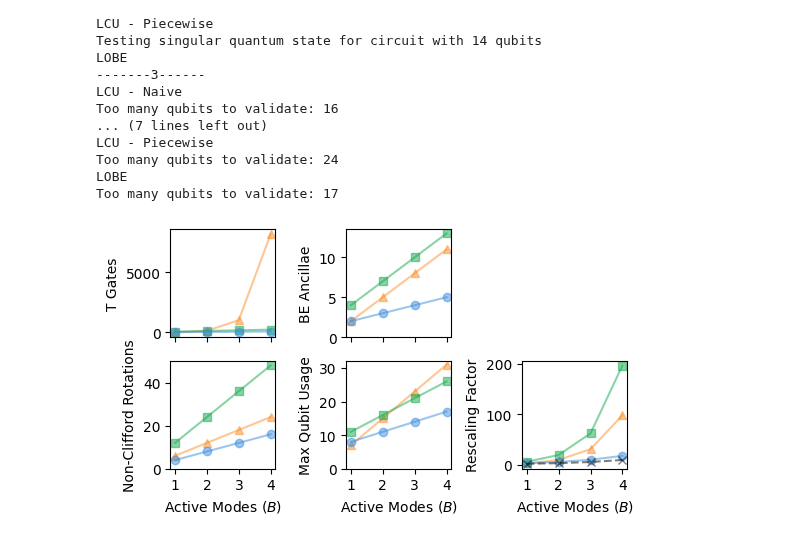
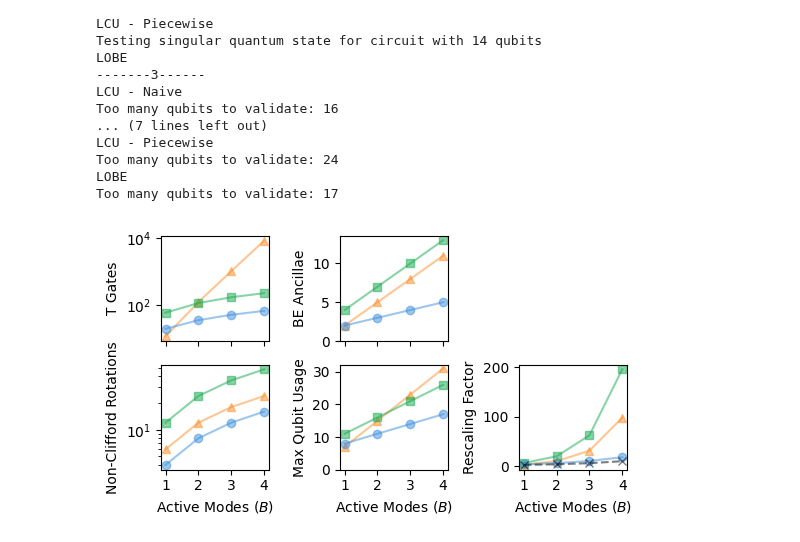
Before and after one commit to Tufts-QIQC/LOBE, a Jupyter notebook: notebooks/benchmarking/components/bosonic_operators.ipynb, the cells around one changed output. Drawn from its saved outputs; the diff is of its cells as text; code cells hidden in the pictures.

```diff
--- a/notebooks/benchmarking/components/bosonic_operators.ipynb
+++ b/notebooks/benchmarking/components/bosonic_operators.ipynb
@@ -227,6 +230,7 @@ axes[0][0].plot(numbers_of_active_modes, [(4*LOBE_DATA[i][0].number_of_elbows) +
 axes[0][0].set_ylabel("T Gates")
 axes[0][0].set_xticks([1, 2, 3, 4])
 axes[0][0].set_xticklabels([])
+axes[0][0].set_yscale("log")
 
 axes[1][0].plot(numbers_of_active_modes, [LCU_DATA[i][0].number_of_nonclifford_rotations for i in range(len(numbers_of_active_modes))], color=ORANGE, marker='^', alpha = 0.5)
 axes[1][0].plot(numbers_of_active_modes, [LCU_PIECEWISE_DATA[i][0].number_of_nonclifford_rotations for i in range(len(numbers_of_active_modes))], color=GREEN, marker='s', alpha = 0.5)
@@ -234,36 +238,39 @@ axes[1][0].plot(numbers_of_active_modes, [LOBE_DATA[i][0].number_of_nonclifford_
 axes[1][0].set_ylabel("Non-Clifford Rotations")
 axes[1][0].set_xlabel("Active Modes ($B$)")
 axes[1][0].set_xticks([1, 2, 3, 4])
-axes[1][0].set_yticks([0, 20, 40])
+# axes[1][0].set_yticks([0, 20, 40])
+axes[1][0].set_yscale("log")
 
 axes[0][1].plot(numbers_of_active_modes, [LCU_DATA[i][2] for i in range(len(numbers_of_active_modes))], color=ORANGE, marker='^', alpha = 0.5)
 axes[0][1].plot(numbers_of_active_modes, [LCU_PIECEWISE_DATA[i][2] for i in range(len(numbers_of_active_modes))], color=GREEN, marker='s', alpha = 0.5)
 axes[0][1].plot(numbers_of_active_modes, [LOBE_DATA[i][2] for i in range(len(numbers_of_active_modes))], color=BLUE, marker='o', alpha = 0.5)
 axes[0][1].set_ylabel("BE Ancillae")
 # axes[0][1].set_yticks([0, 5, 10])
 axes[0][1].set_xticks([1, 2, 3, 4])
 axes[0][1].set_xticklabels([])
 axes[0][1].set_yticks([0, 5, 10])
 
 axes[1][2].plot(numbers_of_active_modes, [LCU_DATA[i][1] for i in range(len(numbers_of_active_modes))], color=ORANGE, marker='^', alpha = 0.5)
 axes[1][2].plot(numbers_of_active_modes, [LCU_PIECEWISE_DATA[i][1] for i in range(len(numbers_of_active_modes))], color=GREEN, marker='s', alpha = 0.5)
 axes[1][2].plot(numbers_of_active_modes, [LOBE_DATA[i][1] for i in range(len(numbers_of_active_modes))], color=BLUE, marker='o', alpha = 0.5)
 axes[1][2].plot(numbers_of_active_modes, operator_norms, color="black", marker='x', ls='--', alpha = 0.5, label="Hamiltonian Norm")
 axes[1][2].set_ylabel("Rescaling Factor")
 axes[1][2].set_xlabel("Active Modes ($B$)")
 axes[1][2].set_xticks([1, 2, 3, 4])
+# axes[1][2].set_yscale("log")
 
 axes[1][1].plot(numbers_of_active_modes, [LCU_DATA[i][0].ancillae_highwater() + LCU_DATA[i][2] + LCU_DATA[i][3] + 1 for i in range(len(numbers_of_active_modes))], color=ORANGE, marker='^', alpha = 0.5, label="LCU")
 axes[1][1].plot(numbers_of_active_modes, [LCU_PIECEWISE_DATA[i][0].ancillae_highwater() + LCU_PIECEWISE_DATA[i][2] + LCU_PIECEWISE_DATA[i][3] + 1 for i in range(len(numbers_of_active_modes))], color=GREEN, marker='s', alpha = 0.5, label="LCU")
 axes[1][1].plot(numbers_of_active_modes, [LOBE_DATA[i][0].ancillae_highwater() + LOBE_DATA[i][2] + LOBE_DATA[i][3] + 1 for i in range(len(numbers_of_active_modes))], color=BLUE, marker='o', alpha = 0.5, label="LOBE")
 axes[1][1].set_ylabel("Max Qubit Usage")
 # axes[1][1].set_yticks([0, 10, 20])
 axes[1][1].set_xlabel("Active Modes ($B$)")
 axes[1][1].set_xticks([1, 2, 3, 4])
 axes[1][1].set_yticks([0, 10, 20, 30])
 
+
 fig.delaxes(axes[0][2])
 plt.tight_layout()
-# plt.savefig("../../../manuscript/figures/bosonic-hc-comparison.pdf", dpi=300)
+plt.savefig("../../../manuscript/figures/bosonic-hc-comparison.pdf", dpi=300)
 # %% [output]
-[figure, old version]
+[figure, new version]
```
Also changed, not shown: parts of 2 cells of this notebook, 59 other files.
